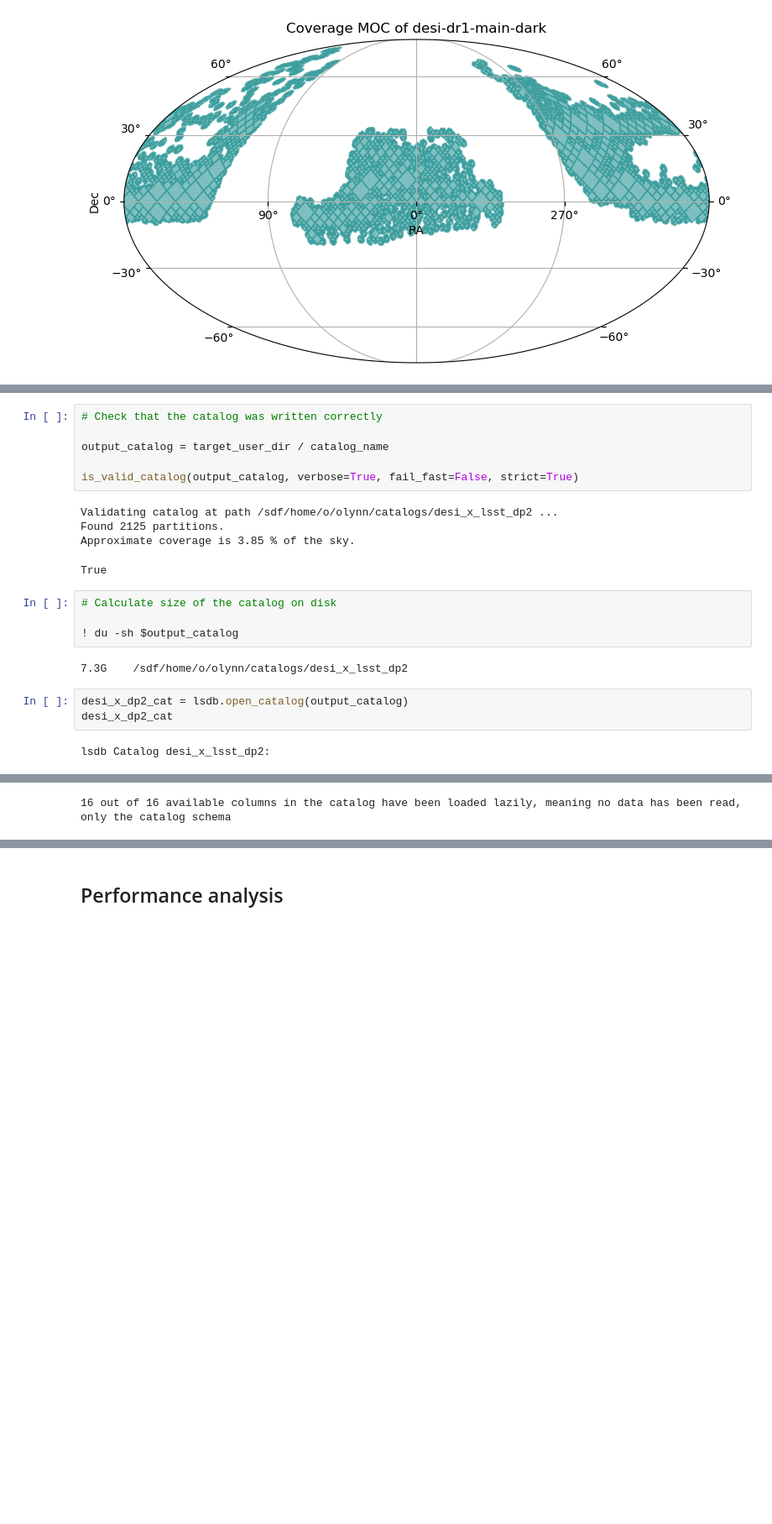
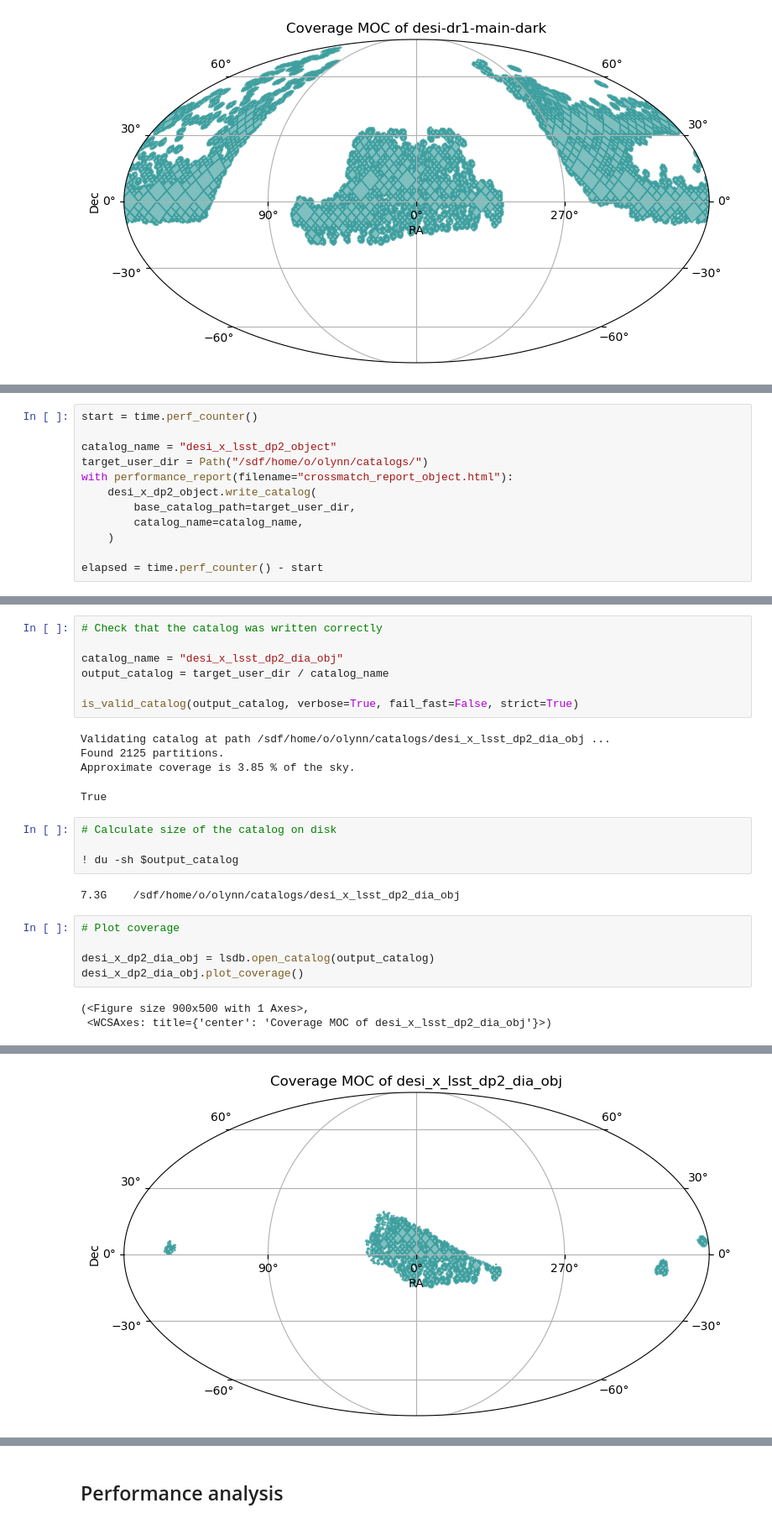
Before and after one commit to olivialynn/DESI-Crossmatch-Project, a Jupyter notebook: 05 - DESI x LSST DP2/5.0 - DESI x LSST DP2.ipynb, the cells around one changed output, grey strips where cells are left out. Shown at 84% size. Drawn from its saved outputs; the diff is of its cells as text; blank space fills up the shorter version.

```diff
--- a/05 - DESI x LSST DP2/5.0 - DESI x LSST DP2.ipynb
+++ b/05 - DESI x LSST DP2/5.0 - DESI x LSST DP2.ipynb
@@ -106,0 +179,12 @@ Crossmatch took 4m 58.8s
+# %%
+start = time.perf_counter()
+
+catalog_name = "desi_x_lsst_dp2_object"
+target_user_dir = Path("/sdf/home/o/olynn/catalogs/")
+with performance_report(filename="crossmatch_report_object.html"):
+    desi_x_dp2_object.write_catalog(
+        base_catalog_path=target_user_dir,
+        catalog_name=catalog_name,
+    )
+
+elapsed = time.perf_counter() - start
@@ -109,11 +197,12 @@ Crossmatch took 4m 58.8s
 # %%
 # Check that the catalog was written correctly
 
+catalog_name = "desi_x_lsst_dp2_dia_obj"
 output_catalog = target_user_dir / catalog_name
 
 is_valid_catalog(output_catalog, verbose=True, fail_fast=False, strict=True)
 # %% [output]
-Validating catalog at path /sdf/home/o/olynn/catalogs/desi_x_lsst_dp2 ...
+Validating catalog at path /sdf/home/o/olynn/catalogs/desi_x_lsst_dp2_dia_obj ...
 Found 2125 partitions.
 Approximate coverage is 3.85 % of the sky.
 True
@@ -122,9 +211,12 @@ True
 
 ! du -sh $output_catalog
 # %% [output]
-7.3G    /sdf/home/o/olynn/catalogs/desi_x_lsst_dp2
+7.3G    /sdf/home/o/olynn/catalogs/desi_x_lsst_dp2_dia_obj
 # %%
-desi_x_dp2_cat = lsdb.open_catalog(output_catalog)
-desi_x_dp2_cat
+# Plot coverage
+
+desi_x_dp2_dia_obj = lsdb.open_catalog(output_catalog)
+desi_x_dp2_dia_obj.plot_coverage()
 # %% [output]
-lsdb Catalog desi_x_lsst_dp2:
+(<Figure size 900x500 with 1 Axes>,
+ <WCSAxes: title={'center': 'Coverage MOC of desi_x_lsst_dp2_dia_obj'}>)
@@ -138 +223 @@ lsdb Catalog desi_x_lsst_dp2:
-16 out of 16 available columns in the catalog have been loaded lazily, meaning no data has been read, only the catalog schema
+[figure, added]
```
Also changed, not shown: parts of 34 cells of this notebook, 2 other files.
